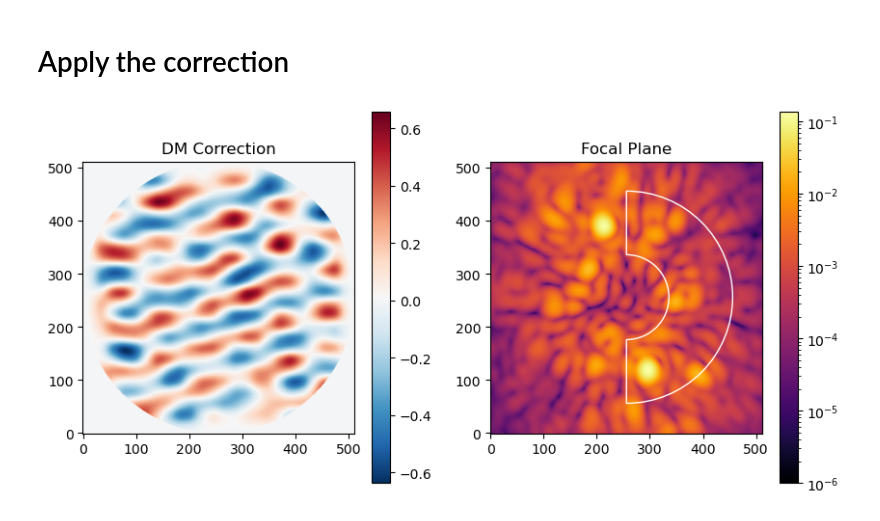
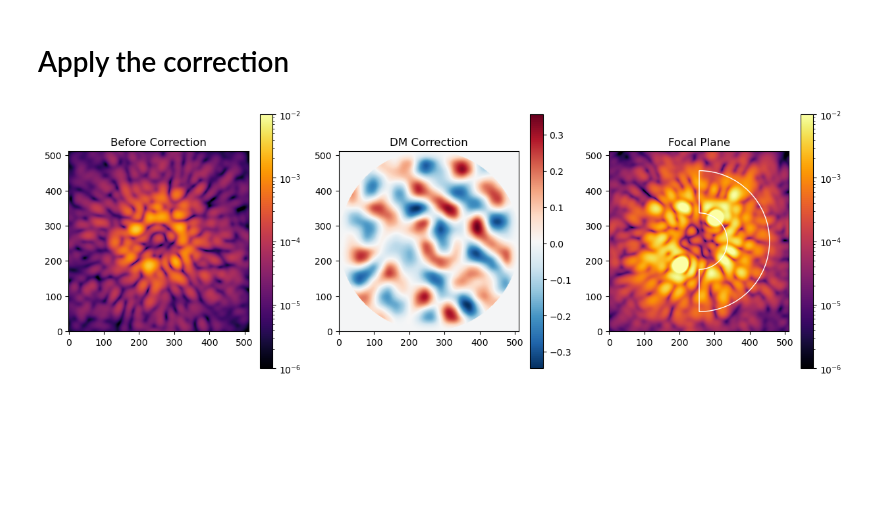
Before and after one commit to Jashcraf/poi, a Jupyter notebook: demo_san.ipynb, the cells around one changed output. Saved outputs shown, nothing was run; the diff lists cells and outputs as text; code cells hidden in the pictures; blank space fills up the shorter version.

Commit message:
trying some brute-force regularization, doesn't really work

```diff
--- a/demo_san.ipynb
+++ b/demo_san.ipynb
@@ -359,6 +360,15 @@ dE1sq = (Ip1 + Im1 - 2*I0) / 2
 dE2 = dI2 / 4
 dE2sq = (Ip2 + Im2 - 2*I0) / 2
 
+# Hard method of regularization - mask out the parts that will blow up
+tol = 1e-5
+sin_mask = np.ones_like(dE1sq)
+sin_mask[np.abs(dE1sq) <= tol] = 0
+
+
+cos_mask = np.ones_like(dE2sq)
+cos_mask[np.abs(dE2sq) <= tol] = 0
+
 p = dI1 / dE1sq
 q = dI2 / dE2sq
 # %%
@@ -398,8 +422,8 @@ plt.show()
 # %% [markdown]
 # Apply the correction
 # %%
-sin_correction = p[dark_hole==1, None, None] * V0 / V1norm * V1
-cos_correction = q[dark_hole==1, None, None] * V0 / V2norm * V2
+sin_correction = p[dark_hole==1, None, None] * V0 / V1norm * V1 * sin_mask[dark_hole==1, None, None]
+cos_correction = q[dark_hole==1, None, None] * V0 / V2norm * V2 * cos_mask[dark_hole==1, None, None]
 
 
 correction = sin_correction + cos_correction
@@ -407,20 +431,25 @@ correction = -np.sum(correction, axis=0)
 dm.actuators[:] += correction
 I_corrected = snap_image(dm.render(wfe=True)) / ref_contrast
 # %%
-plt.figure(figsize=[10, 5])
-plt.subplot(121)
+nominal_image = snap_image() / ref_contrast
+plt.figure(figsize=[15, 5])
+plt.subplot(131)
+plt.title("Before Correction")
+plt.imshow(nominal_image, norm=LogNorm(vmin=1e-6, vmax=1e-2), cmap="inferno", origin="lower")
+plt.colorbar()
+plt.subplot(132)
 plt.imshow(dm.render() * A, cmap="RdBu_r", origin="lower")
 plt.colorbar()
 plt.title("DM Correction")
-plt.subplot(122)
-plt.imshow(I_corrected, norm=LogNorm(vmin=1e-6), cmap="inferno", origin="lower")
+plt.subplot(133)
+plt.imshow(I_corrected, norm=LogNorm(vmin=1e-6, vmax=1e-2), cmap="inferno", origin="lower")
 plt.colorbar()
 plt.title("Focal Plane")
 ax = plt.gca()
 dh_region = Wedge([256, 256], OWA/(dx_img * um_to_LD),
                   theta1=-90, theta2=90, width=(OWA-IWA)/(dx_img * um_to_LD),
                   edgecolor="w", facecolor="None")
 ax.add_patch(dh_region)
 plt.show()
 # %% [output]
-[figure, old version]
+[figure, new version]
```
Also changed, not shown: parts of 6 cells of this notebook.
